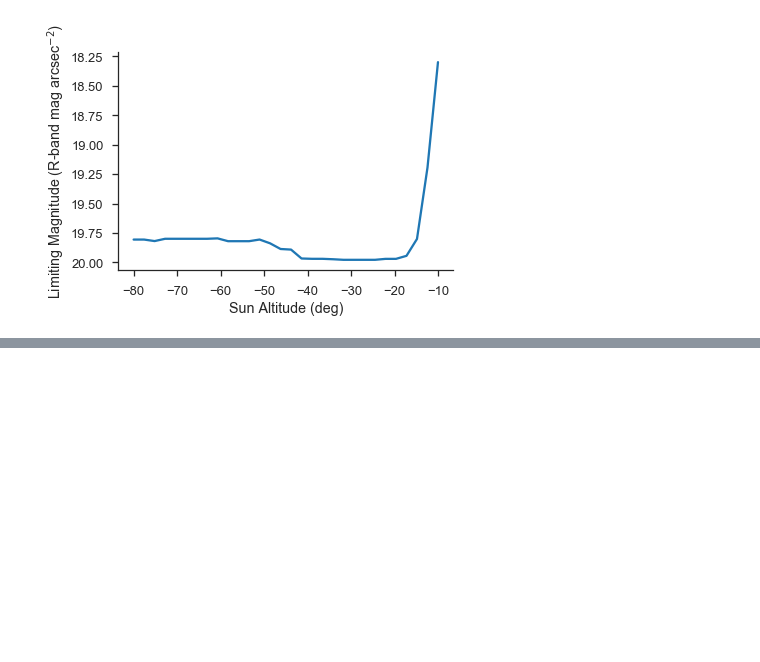
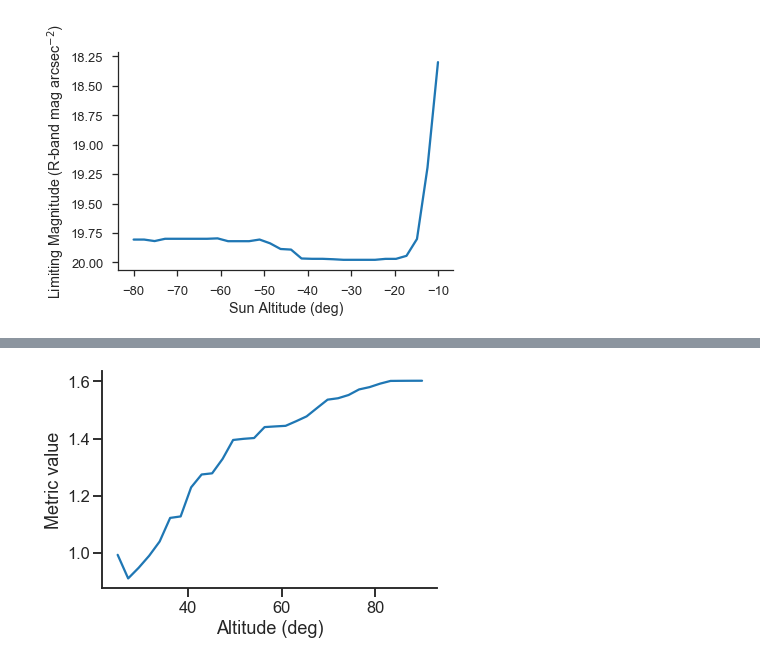
Before and after one commit to ZwickyTransientFacility/ztf_sim, a Jupyter notebook: notebooks/plot_sky_brightness_model_ptf.ipynb, the cells around one changed output, grey strips where cells are left out. Cells and saved outputs as stored; diff of their text form; code cells hidden in the pictures; blank space fills up the shorter version.

```diff
--- a/notebooks/plot_sky_brightness_model_ptf.ipynb
+++ b/notebooks/plot_sky_brightness_model_ptf.ipynb
@@ -430,0 +468,8 @@ sns.despine()
+# %%
+metric = slot_metric(limmag)
+plt.plot(alts, metric)
+plt.xlabel('Altitude (deg)')
+plt.ylabel('Metric value')
+sns.despine()
+# %% [output]
+[figure, added]
```
Also changed, not shown: parts of 16 cells of this notebook.
